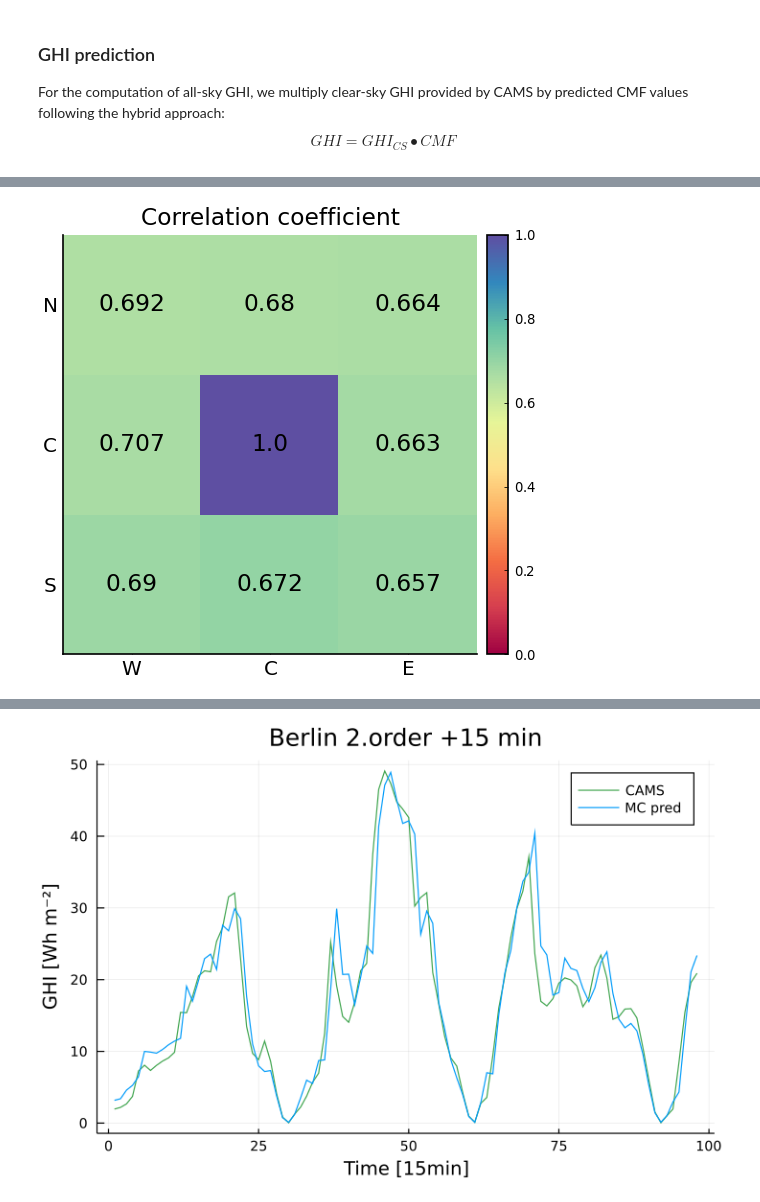
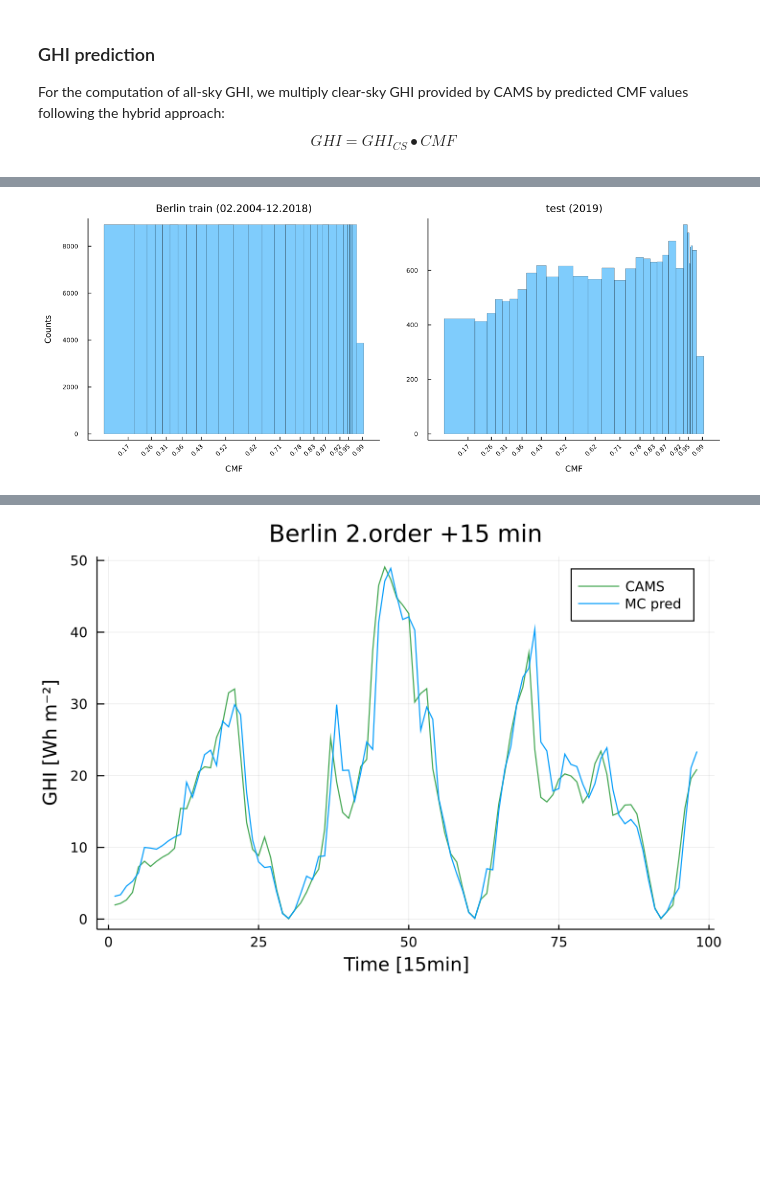
Before and after one commit to EuRoXy/MC_CMF, a Jupyter notebook: prelimDraft.ipynb, the cells around one changed output, grey strips where cells are left out. Saved outputs shown, nothing was run; the diff lists cells and outputs as text; code cells hidden in the pictures; blank space fills up the shorter version.

```diff
--- a/prelimDraft.ipynb
+++ b/prelimDraft.ipynb
@@ -135,4 +91,6 @@ Then, we evaluate the performance of using prior CMF values from the western cel
-# %%
-Fig. 7
-# %% [output]
-[figure, removed]
+# %%
+h_ep = plot(h_train, h_test, layout=@layout([a b]), leg=false, grid=false, xlabel="CMF", xrotation=45,
+    lw=0.2, fillalpha=0.5, labelfontsize=8, titlefontsize=10, tickfontsize=6,
+    leftmargin=20px, bottommargin=20px, size=(1000,400))
+# %% [output]
+[figure, added]
```
Also changed, not shown: parts of 44 cells of this notebook, 4 other files.
